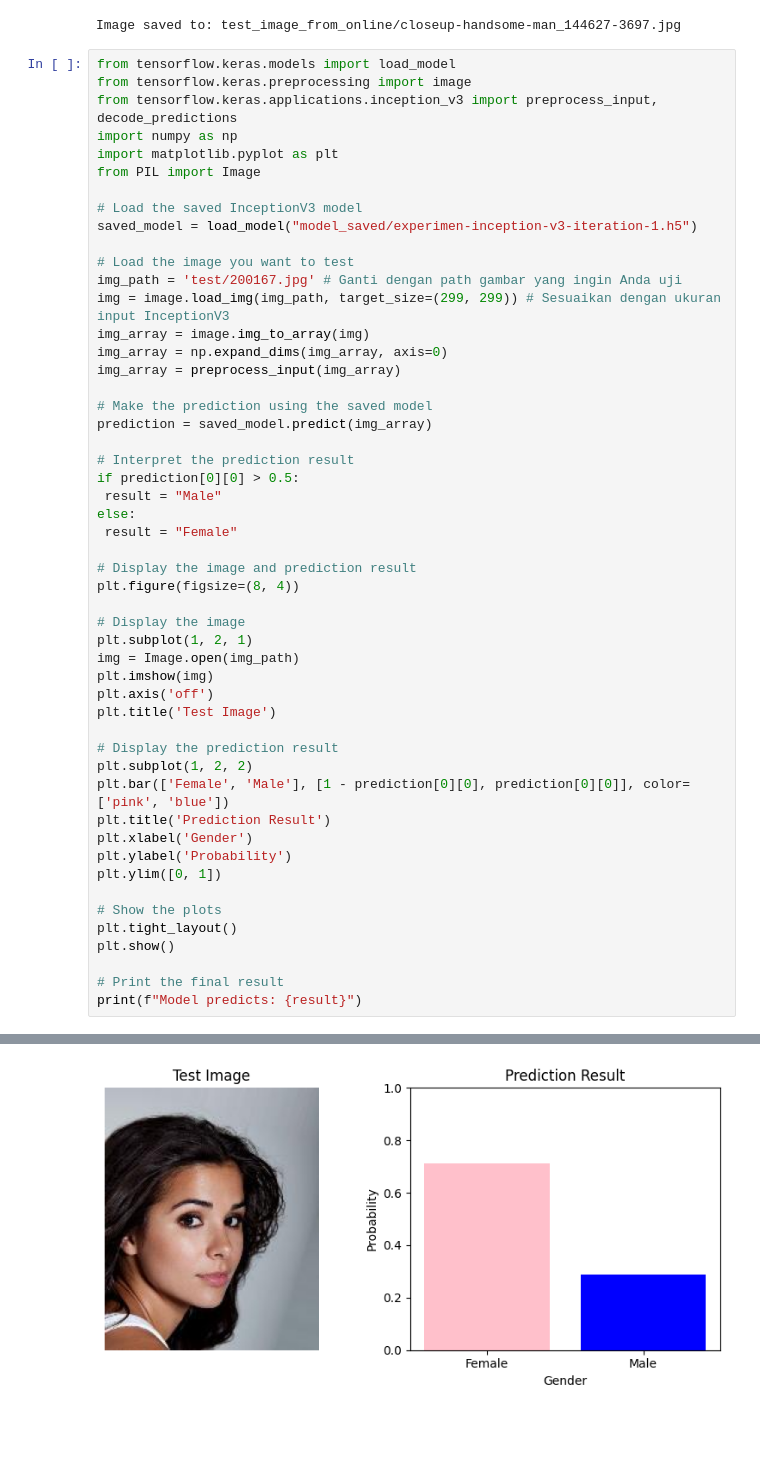
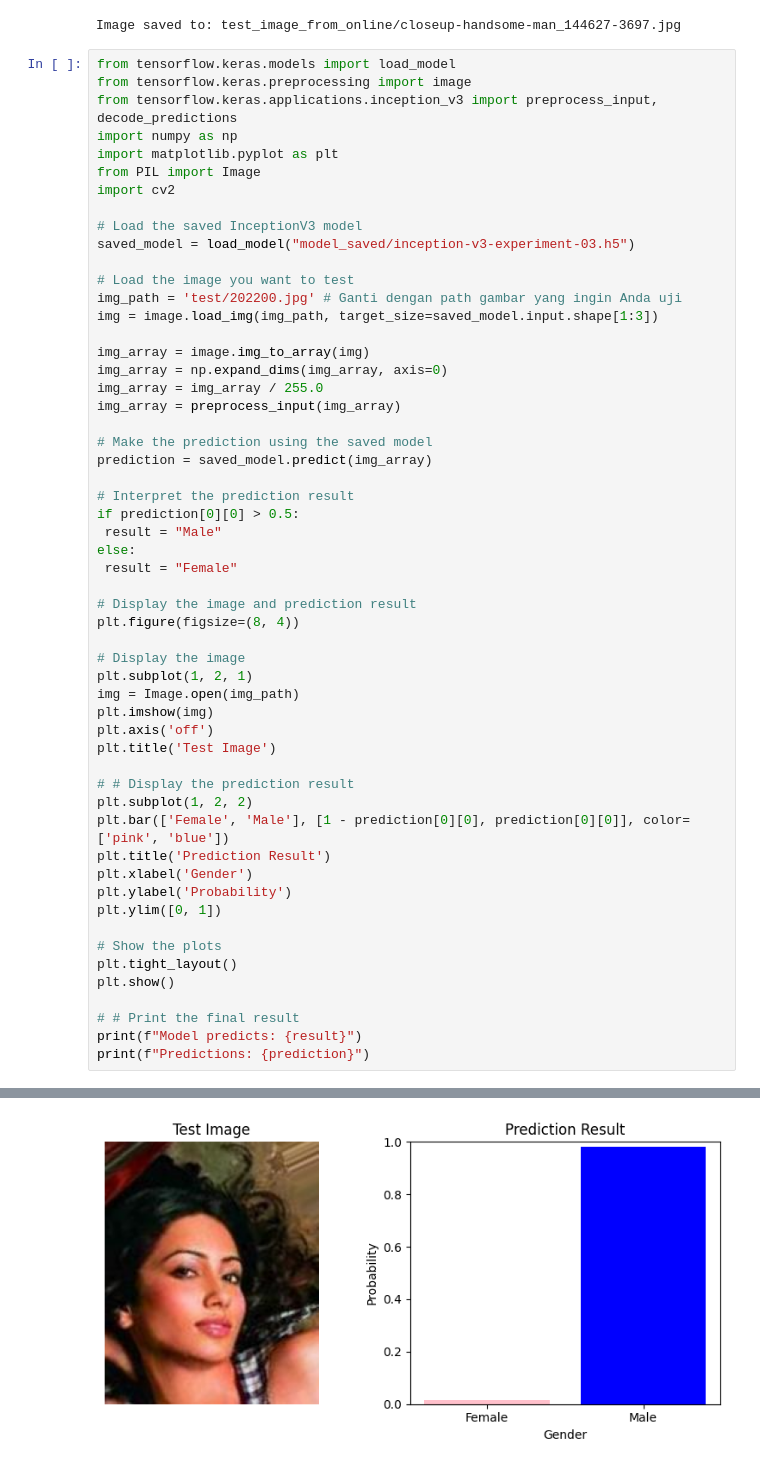
Before and after one commit to insomnius/aiiindonesia-project-1, a Jupyter notebook: arib/testing-model.ipynb, the cells around one changed output, grey strips where cells are left out. Saved outputs shown, nothing was run; the diff lists cells and outputs as text; blank space fills up the shorter version.

Commit message:
another experiment

```diff
--- a/arib/testing-model.ipynb
+++ b/arib/testing-model.ipynb
@@ -36,15 +36,18 @@ from tensorflow.keras.applications.inception_v3 import preprocess_input, decode_
 import numpy as np
 import matplotlib.pyplot as plt
 from PIL import Image
+import cv2
 
 # Load the saved InceptionV3 model
-saved_model = load_model("model_saved/experimen-inception-v3-iteration-1.h5")
+saved_model = load_model("model_saved/inception-v3-experiment-03.h5")
 
 # Load the image you want to test
-img_path = 'test/200167.jpg' # Ganti dengan path gambar yang ingin Anda uji
-img = image.load_img(img_path, target_size=(299, 299)) # Sesuaikan dengan ukuran input InceptionV3
+img_path = 'test/202200.jpg' # Ganti dengan path gambar yang ingin Anda uji
+img = image.load_img(img_path, target_size=saved_model.input.shape[1:3])
+
 img_array = image.img_to_array(img)
 img_array = np.expand_dims(img_array, axis=0)
+img_array = img_array / 255.0
 img_array = preprocess_input(img_array)
 
 # Make the prediction using the saved model
@@ -66,7 +69,7 @@ plt.imshow(img)
 plt.axis('off')
 plt.title('Test Image')
 
-# Display the prediction result
+# # Display the prediction result
 plt.subplot(1, 2, 2)
 plt.bar(['Female', 'Male'], [1 - prediction[0][0], prediction[0][0]], color=['pink', 'blue'])
 plt.title('Prediction Result')
@@ -78,6 +81,7 @@ plt.ylim([0, 1])
 plt.tight_layout()
 plt.show()
 
-# Print the final result
+# # Print the final result
 print(f"Model predicts: {result}")
+print(f"Predictions: {prediction}")
 # %% [output]
@@ -85 +89 @@ print(f"Model predicts: {result}")
-[figure, old version]
+[figure, new version]
```
Also changed, not shown: parts of 2 cells of this notebook, 11 other files.
